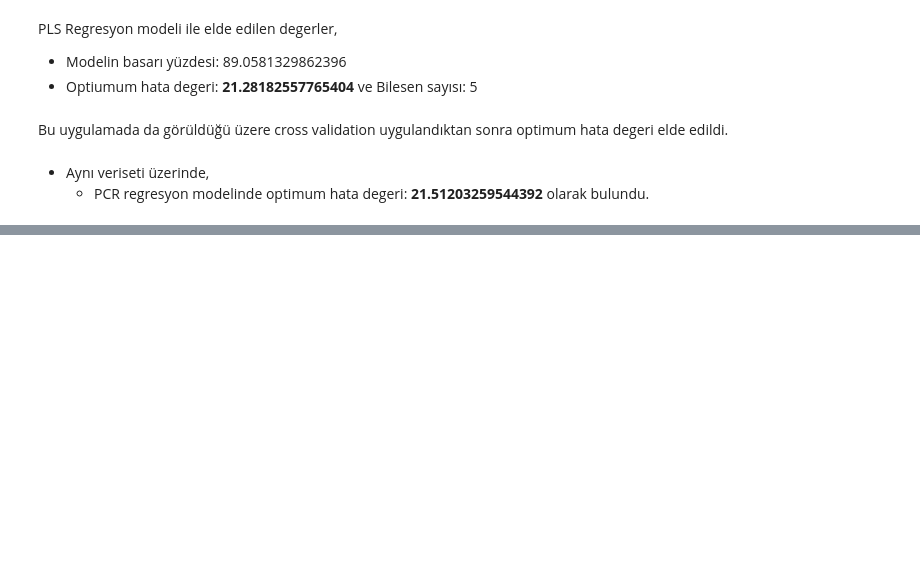
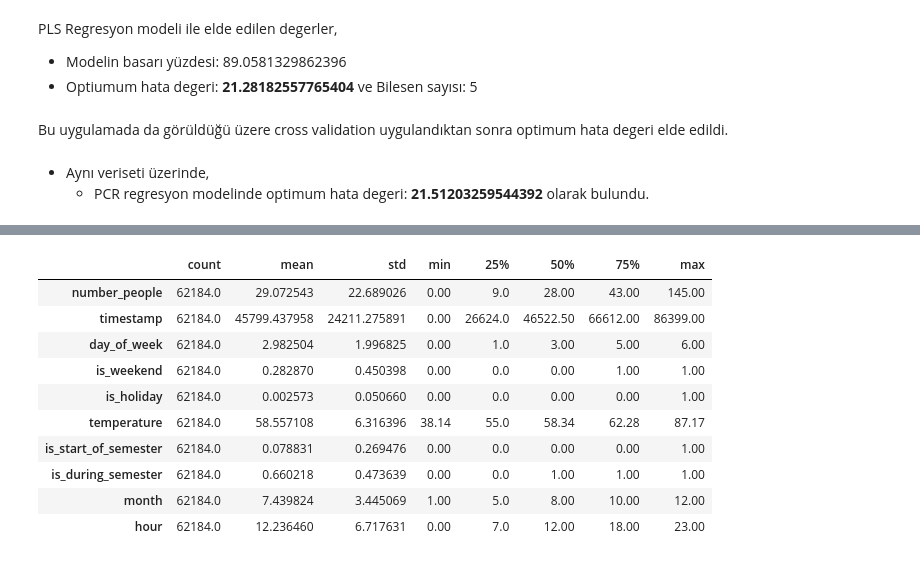
Before and after one commit to mrkizmaz/DataScience-and-MachineLearning, a Jupyter notebook: ML-Exercises/4-PLS.ipynb, the cells around one changed output, grey strips where cells are left out. Saved outputs shown, nothing was run; the diff lists cells and outputs as text; code cells hidden in the pictures; blank space fills up the shorter version.

```diff
--- a/ML-Exercises/4-PLS.ipynb
+++ b/ML-Exercises/4-PLS.ipynb
@@ -245,0 +302,14 @@ Bu uygulamada da görüldüğü üzere cross validation uygulandıktan sonra opt
+# %%
+df.describe().T # istatistiksel bilgiler
+# %% [output]
+|  | count | mean | std | min | 25% | 50% | 75% | max |
+| number_people | 62184.0 | 29.072543 | 22.689026 | 0.00 | 9.0 | 28.00 | 43.00 | 145.00 |
+| timestamp | 62184.0 | 45799.437958 | 24211.275891 | 0.00 | 26624.0 | 46522.50 | 66612.00 | 86399.00 |
+| day_of_week | 62184.0 | 2.982504 | 1.996825 | 0.00 | 1.0 | 3.00 | 5.00 | 6.00 |
+| is_weekend | 62184.0 | 0.282870 | 0.450398 | 0.00 | 0.0 | 0.00 | 1.00 | 1.00 |
+| is_holiday | 62184.0 | 0.002573 | 0.050660 | 0.00 | 0.0 | 0.00 | 0.00 | 1.00 |
+| temperature | 62184.0 | 58.557108 | 6.316396 | 38.14 | 55.0 | 58.34 | 62.28 | 87.17 |
+| is_start_of_semester | 62184.0 | 0.078831 | 0.269476 | 0.00 | 0.0 | 0.00 | 0.00 | 1.00 |
+| is_during_semester | 62184.0 | 0.660218 | 0.473639 | 0.00 | 0.0 | 1.00 | 1.00 | 1.00 |
+| month | 62184.0 | 7.439824 | 3.445069 | 1.00 | 5.0 | 8.00 | 10.00 | 12.00 |
+| hour | 62184.0 | 12.236460 | 6.717631 | 0.00 | 7.0 | 12.00 | 18.00 | 23.00 |
```
Also changed, not shown: parts of 20 cells of this notebook.
